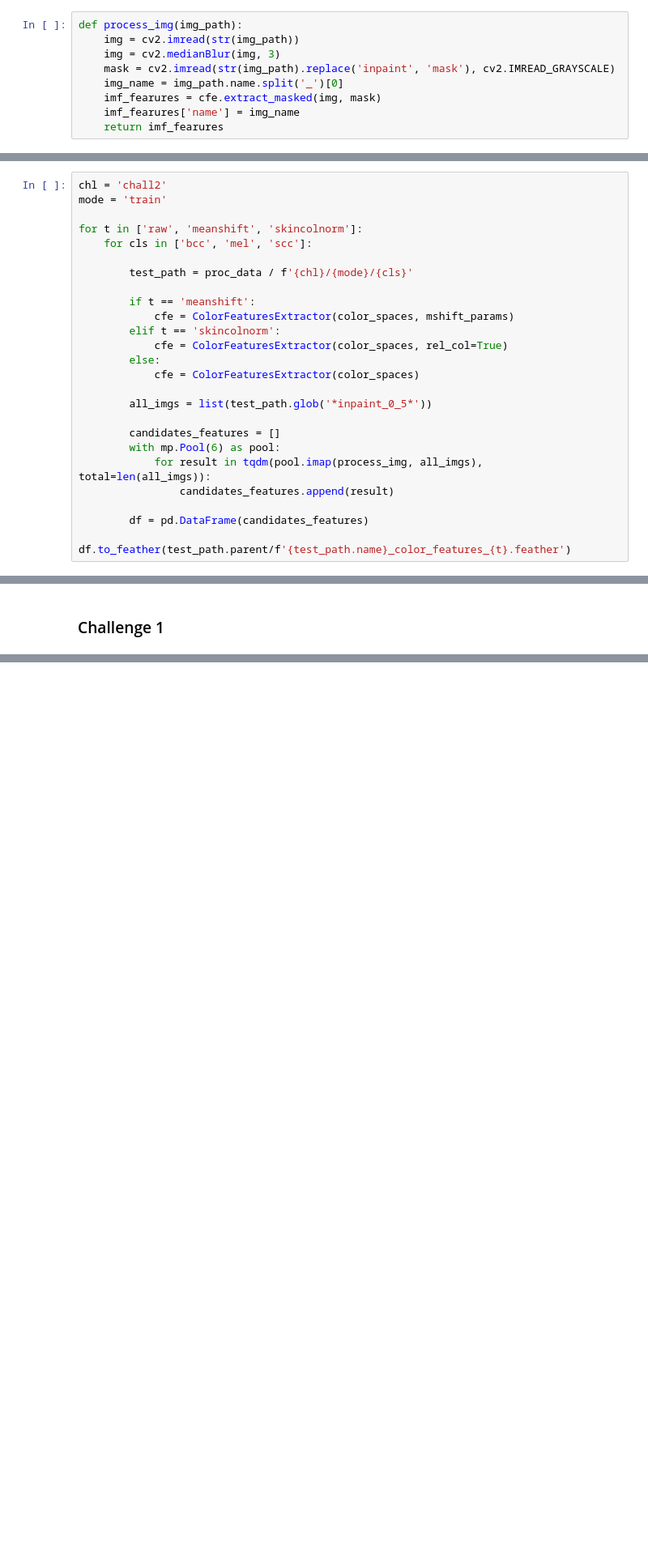
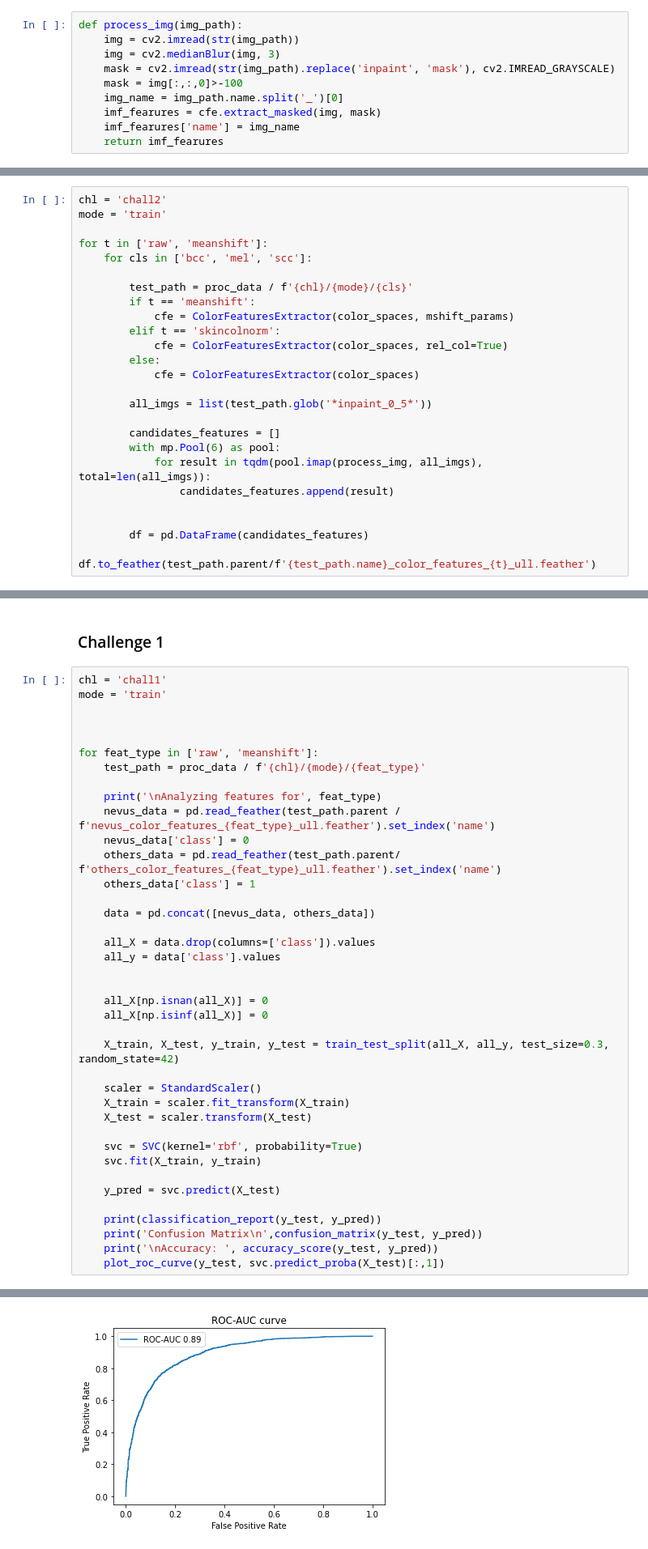
Before and after one commit to manasikattel/skin-lesion-cad, a Jupyter notebook: notebooks/ColorFeatures.ipynb, the cells around one changed output, grey strips where cells are left out. Shown at 81% size. Cells and saved outputs as stored; diff of their text form; blank space fills up the shorter version.

Commit message:
experiment with use of masks for color feat

```diff
--- a/notebooks/ColorFeatures.ipynb
+++ b/notebooks/ColorFeatures.ipynb
@@ -26,6 +26,7 @@ def process_img(img_path):
     img = cv2.imread(str(img_path))
     img = cv2.medianBlur(img, 3)
     mask = cv2.imread(str(img_path).replace('inpaint', 'mask'), cv2.IMREAD_GRAYSCALE)
+    mask = img[:,:,0]>-100
     img_name = img_path.name.split('_')[0]
     imf_fearures = cfe.extract_masked(img, mask)
     imf_fearures['name'] = img_name
@@ -41,11 +42,10 @@ mshift_params = {'sp': 10, 'sr': 15} # spatial and color range radius
 chl = 'chall2'
 mode = 'train'
 
-for t in ['raw', 'meanshift', 'skincolnorm']:
+for t in ['raw', 'meanshift']:
     for cls in ['bcc', 'mel', 'scc']:
 
         test_path = proc_data / f'{chl}/{mode}/{cls}'
-
         if t == 'meanshift':
             cfe = ColorFeaturesExtractor(color_spaces, mshift_params)
         elif t == 'skincolnorm':
@@ -60,5 +60,6 @@ for t in ['raw', 'meanshift', 'skincolnorm']:
             for result in tqdm(pool.imap(process_img, all_imgs), total=len(all_imgs)):
                 candidates_features.append(result)
 
+
         df = pd.DataFrame(candidates_features)
-        df.to_feather(test_path.parent/f'{test_path.name}_color_features_{t}.feather')
+        df.to_feather(test_path.parent/f'{test_path.name}_color_features_{t}_ull.feather')
@@ -80,3 +144,43 @@ from sklearn.preprocessing import OneHotEncoder
 from visualization.utils import plot_roc_curve, roc_auc_score_multiclass
 # %% [markdown]
 ### Challenge 1
+# %%
+chl = 'chall1'
+mode = 'train'
+
+
+
+for feat_type in ['raw', 'meanshift']:
+    test_path = proc_data / f'{chl}/{mode}/{feat_type}'
+
+    print('\nAnalyzing features for', feat_type)
+    nevus_data = pd.read_feather(test_path.parent / f'nevus_color_features_{feat_type}_ull.feather').set_index('name')
+    nevus_data['class'] = 0
+    others_data = pd.read_feather(test_path.parent/ f'others_color_features_{feat_type}_ull.feather').set_index('name')
+    others_data['class'] = 1
+
+    data = pd.concat([nevus_data, others_data])
+
+    all_X = data.drop(columns=['class']).values
+    all_y = data['class'].values
+
+
+    all_X[np.isnan(all_X)] = 0
+    all_X[np.isinf(all_X)] = 0
+
+    X_train, X_test, y_train, y_test = train_test_split(all_X, all_y, test_size=0.3, random_state=42)
+
+    scaler = StandardScaler()
+    X_train = scaler.fit_transform(X_train)
+    X_test = scaler.transform(X_test)
+
+    svc = SVC(kernel='rbf', probability=True)
+    svc.fit(X_train, y_train)
+
+    y_pred = svc.predict(X_test)
+
+    print(classification_report(y_test, y_pred))
+    print('Confusion Matrix\n',confusion_matrix(y_test, y_pred))
+    print('\nAccuracy: ', accuracy_score(y_test, y_pred))
+    plot_roc_curve(y_test, svc.predict_proba(X_test)[:,1])
+# %% [output]
@@ -82,0 +202 @@ from visualization.utils import plot_roc_curve, roc_auc_score_multiclass
+[figure, added]
```
Also changed, not shown: parts of 6 cells of this notebook.
